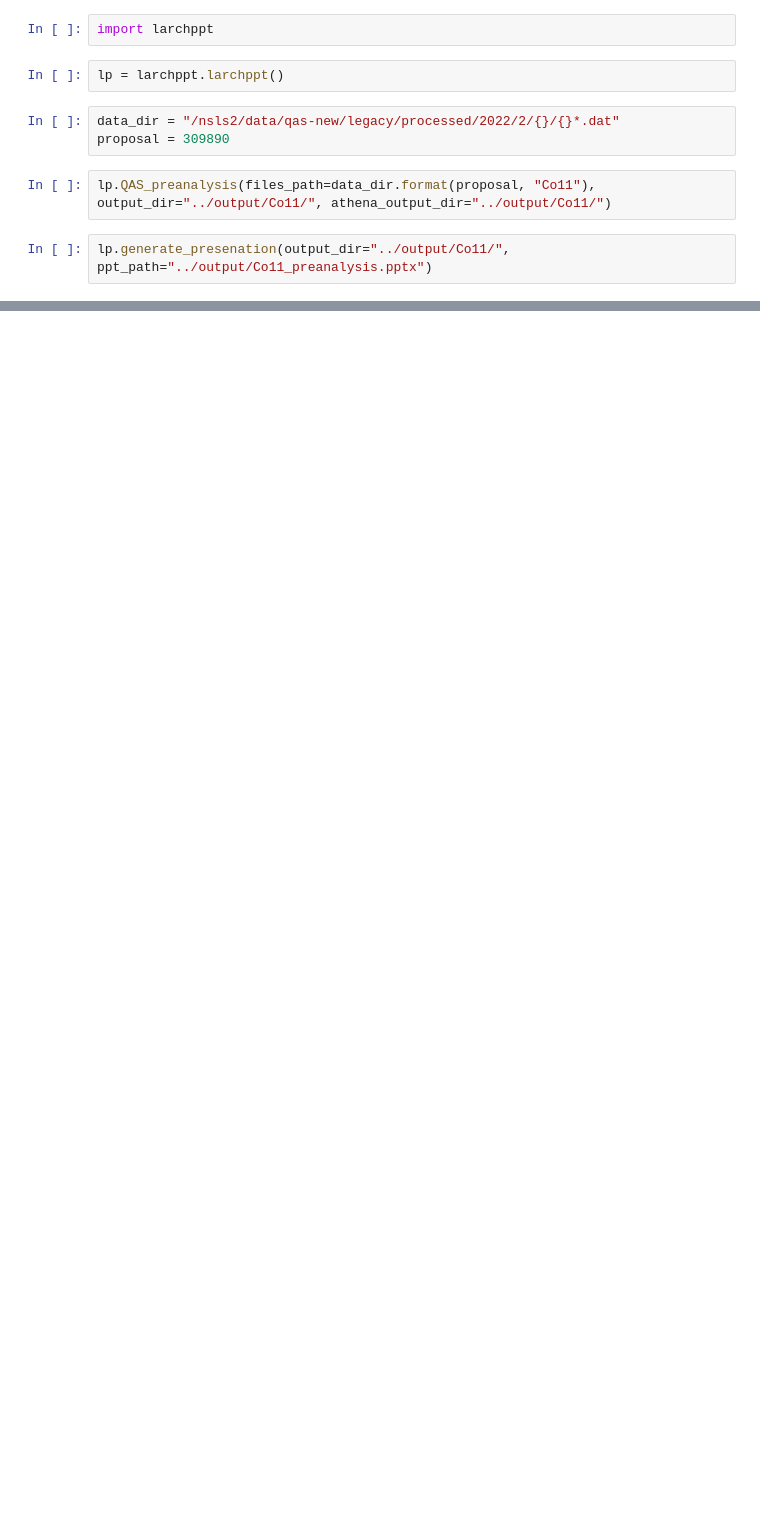
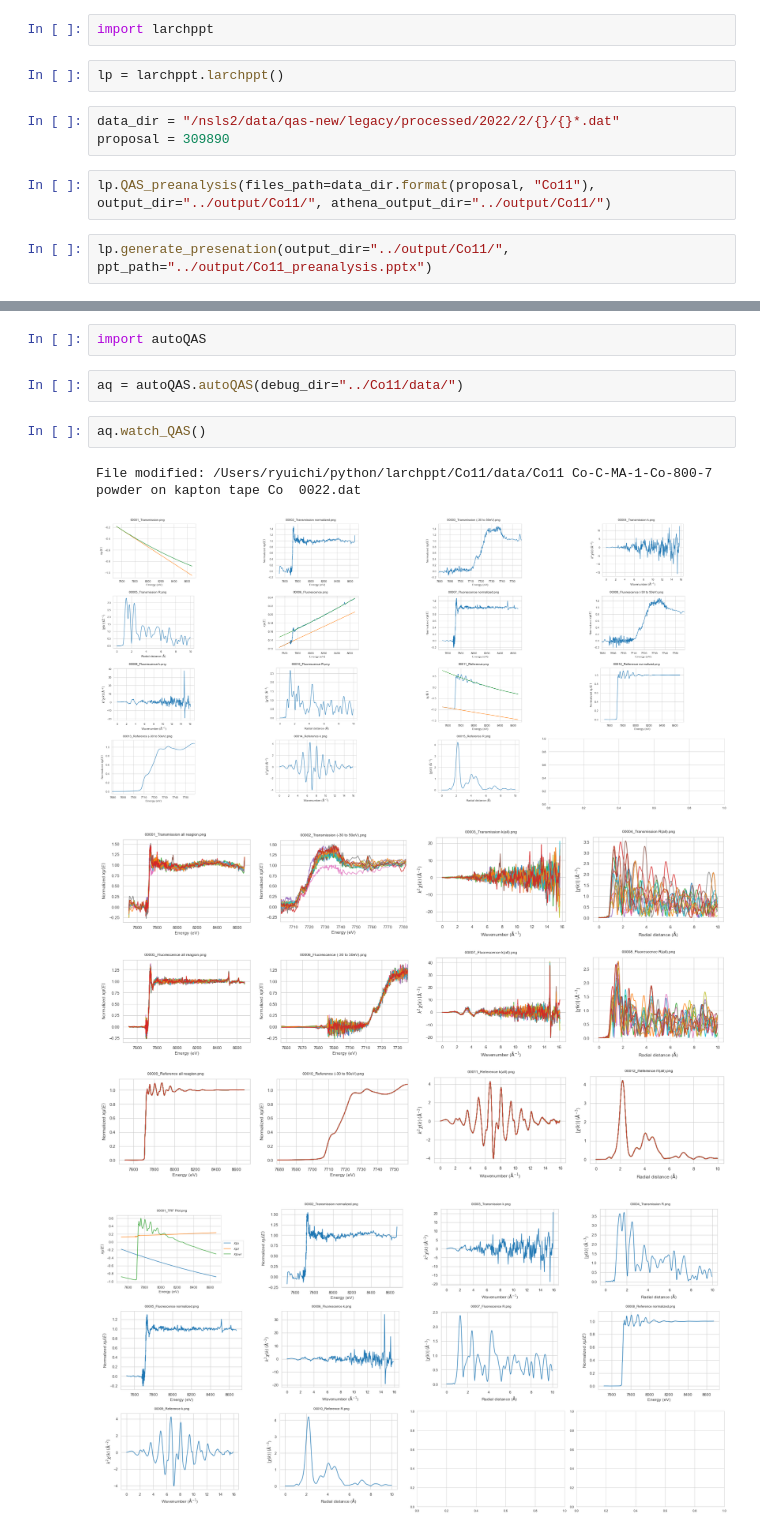
Before and after one commit to Ameyanagi/larchppt, a Jupyter notebook: notebook/QAS_example.ipynb, the cells around one changed output, grey strips where cells are left out. Saved outputs shown, nothing was run; the diff lists cells and outputs as text; blank space fills up the shorter version.

Commit message:
added auto update for QAS

```diff
--- a/notebook/QAS_example.ipynb
+++ b/notebook/QAS_example.ipynb
@@ -28,0 +26,11 @@ lp.generate_presenation(output_dir="../output/Co11/", ppt_path="../output/Co11_p
+# %%
+import autoQAS
+# %%
+aq = autoQAS.autoQAS(debug_dir="../Co11/data/")
+# %%
+aq.watch_QAS()
+# %% [output]
+File modified: /Users/ryuichi/python/larchppt/Co11/data/Co11 Co-C-MA-1-Co-800-7 powder on kapton tape Co  0022.dat
+[figure, added]
+[figure, added]
+[figure, added]
```
Also changed, not shown: parts of 10 cells of this notebook, 10 other files.
